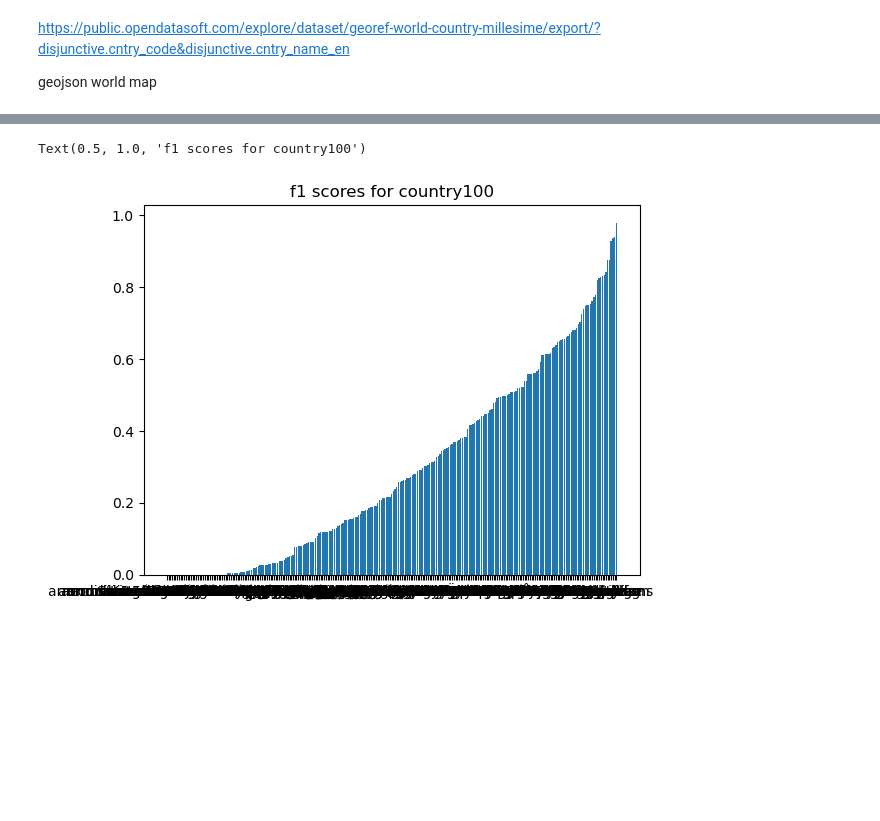
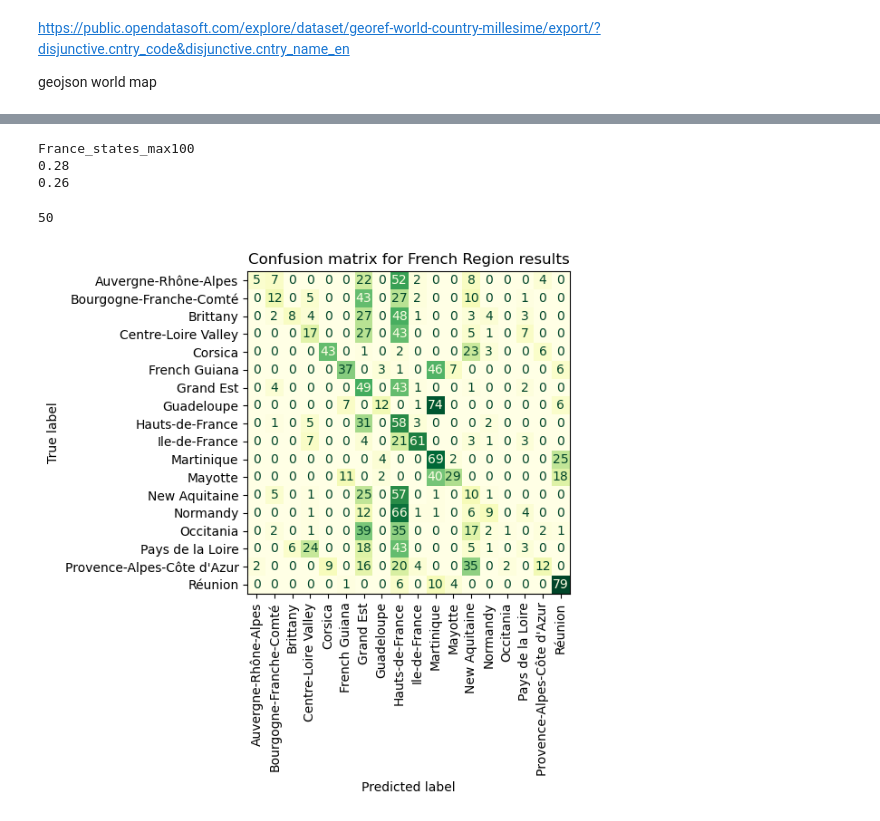
Before and after one commit to Ispanicus/geoguessr-ai, a Jupyter notebook: notebooks/explore_15labels.ipynb, the cells around one changed output, grey strips where cells are left out. Cells and saved outputs as stored; diff of their text form; code cells hidden in the pictures; blank space fills up the shorter version.

```diff
--- a/notebooks/explore_15labels.ipynb
+++ b/notebooks/explore_15labels.ipynb
@@ -32,0 +45,16 @@ geo_json_path = "../SHP/georefworld.geojson"
+# %%
+c_set = set()
+for file in data:
+    try:
+        if data[file]["country"] == "France":
+            c_set.add(data[file]["state"])
+    except:
+        pass
+
+c_counts = {c:0 for c in c_set}
+for file in data:
+    try:
+        if data[file]["country"] == "France":
+            c_counts[data[file]["state"]] +=1
+    except:
+        pass
@@ -44,17 +100,15 @@ gold, predicts, probs, filenames = Utils.read_resultcsv(result_file)
 predict = [x[0] for x in predicts]
 with open(f"../label_counts/{result_file[:-12]}_labelcount.json",encoding="utf-8") as file:
     label_counts = json.load(file)
-# %%
-labels = list(set(gold))
-f1scores = f1(gold,predict,labels=labels,average=None)
-comb = list(zip(f1scores,labels))
-comb.sort()
-f1scores,labels=zip(*comb)
-plt.bar(labels,f1scores)
-plt.yticks(np.arange(0, 1.2, 0.2));
-plt.xticks();
-
-plt.title("f1 scores for country100")
-# %% [output]
-Text(0.5, 1.0, 'f1 scores for country100')
-[figure, removed]
+# %%
+print(result_file[:-12])
+print(f"{acc(gold,predict):.2f}")
+print(f"{f1(gold,predict,average='macro'):.2f}")
+# %% [output]
+France_states_max100
+0.28
+0.26
+# %%
+len(set(gold))
+# %% [output]
+50
@@ -60,0 +119,27 @@ Text(0.5, 1.0, 'f1 scores for country100')
+# %%
+result_file = "France_states_max100_results.csv"
+gold, predicts, probs, filenames = Utils.read_resultcsv(result_file)
+predict = [x[0] for x in predicts]
+with open(f"../label_counts/{result_file[:-12]}_labelcount.json",encoding="utf-8") as file:
+    label_counts = json.load(file)
+frm = 'Provence-Alpes-Côte d\'Azur"'
+to = "Provence-Alpes-Côte d'Azur"
+predict = translate(predict,frm,to)
+
+plt.style.use('default')
+
+fig, ax = plt.subplots(figsize=(6,6))
+font = {'size':'32'}
+CMD.from_predictions(gold,predict,xticks_rotation="vertical", ax=ax,cmap="YlGn",colorbar=False)
+plt.title("Confusion matrix for French Region results")
+# plt.rc('font',**font)
+plt.rcParams.update({'font.size': 1})
+
+plt.tight_layout()
+
+plt.savefig("../figures/French_Region_CM.png",bbox_inches='tight',
+               transparent=True,
+               pad_inches=0,
+           dpi=500)
+# %% [output]
+[figure, added]
```
Also changed, not shown: parts of 30 cells of this notebook, 7 other files.
